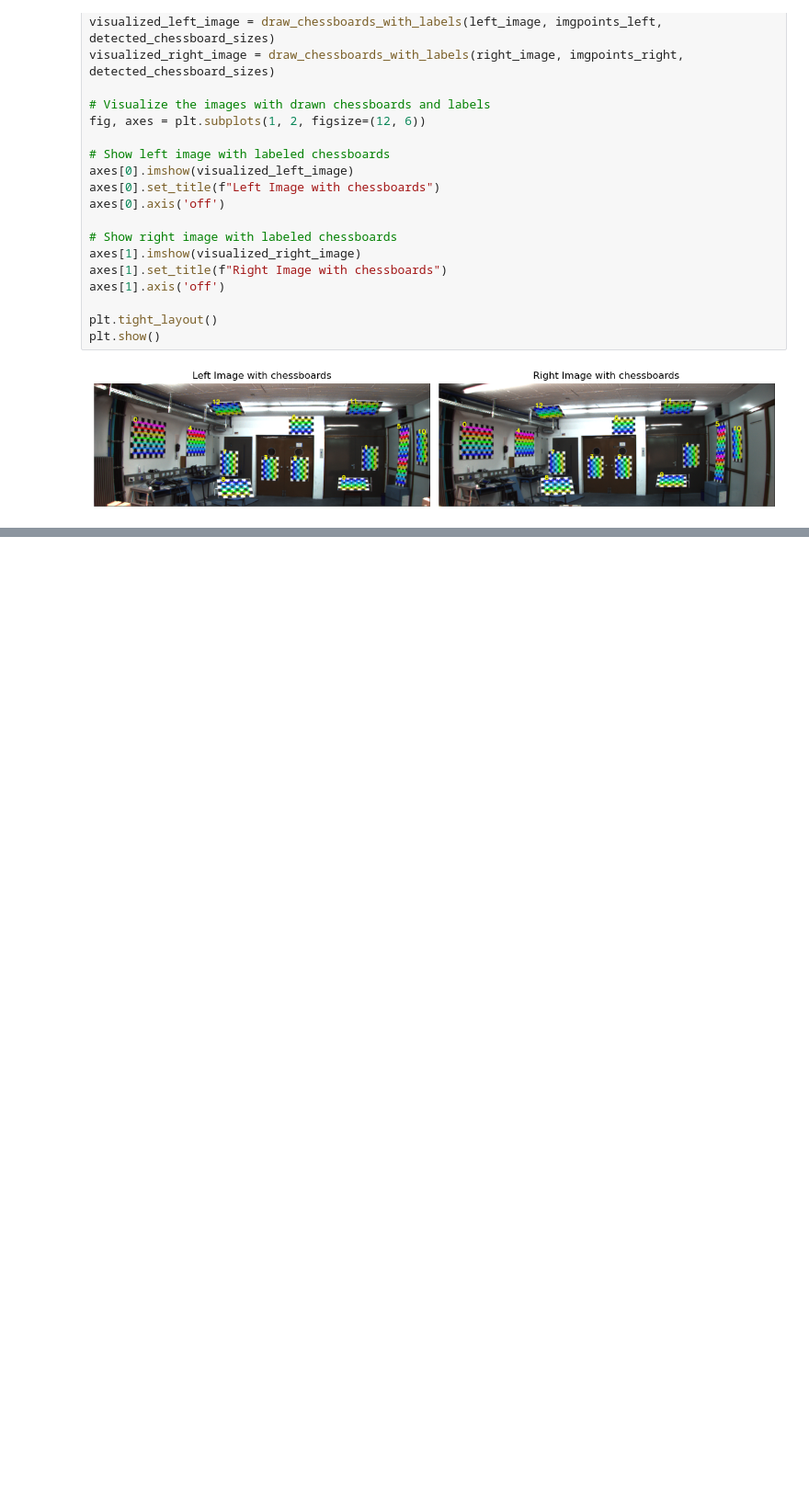
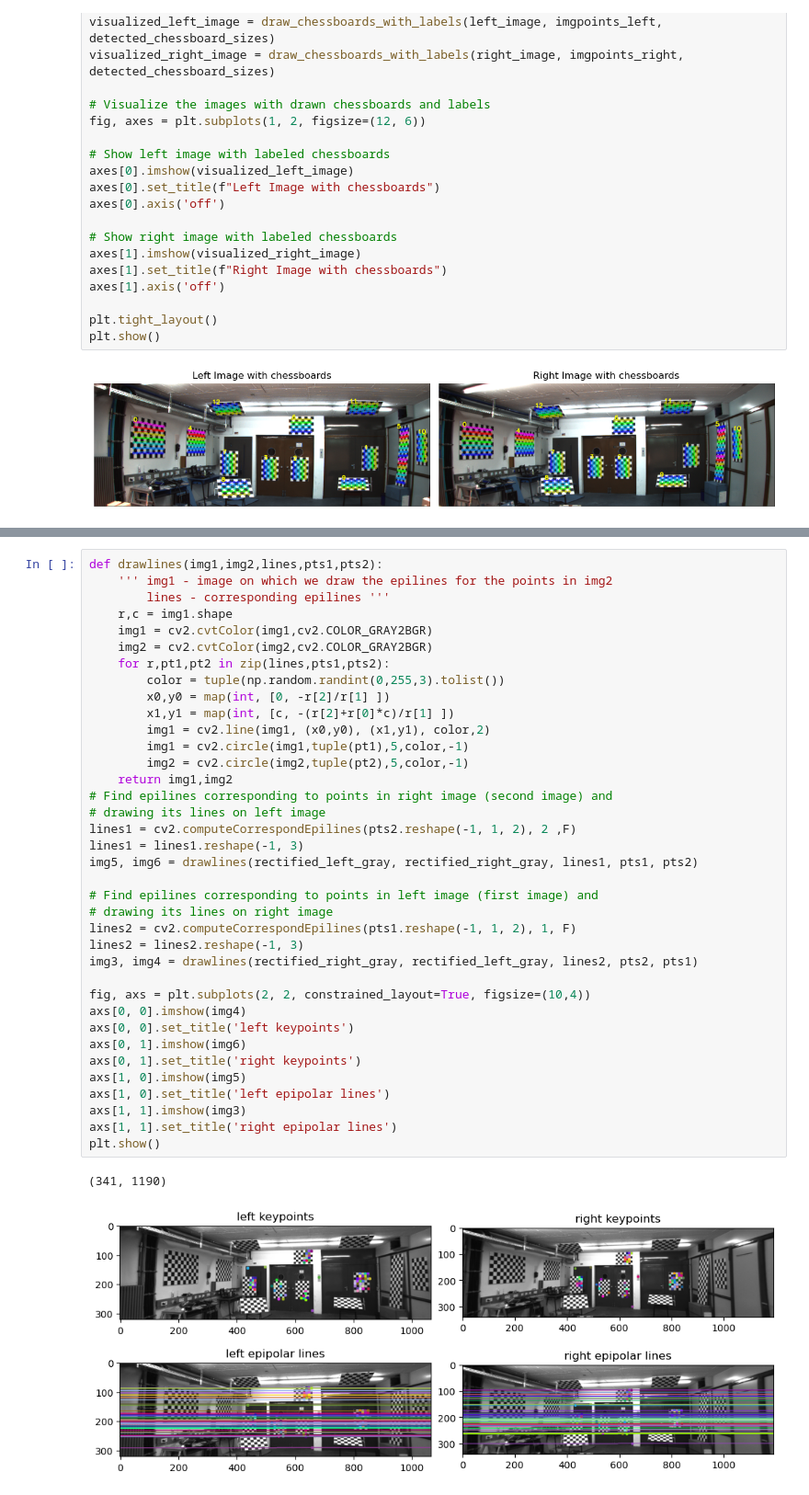
Before and after one commit to JoelIngason/perception-final-project, a Jupyter notebook: src/Lukas_Calib.ipynb, the cells around one changed output, grey strips where cells are left out. Shown at 92% size. Drawn from its saved outputs; the diff is of its cells as text; blank space fills up the shorter version.

```diff
--- a/src/Lukas_Calib.ipynb
+++ b/src/Lukas_Calib.ipynb
@@ -537,0 +613,40 @@ def draw_epipolar_lines(img1, img2, points1, points2, F):
+# %%
+def drawlines(img1,img2,lines,pts1,pts2):
+    ''' img1 - image on which we draw the epilines for the points in img2
+        lines - corresponding epilines '''
+    r,c = img1.shape
+    img1 = cv2.cvtColor(img1,cv2.COLOR_GRAY2BGR)
+    img2 = cv2.cvtColor(img2,cv2.COLOR_GRAY2BGR)
+    for r,pt1,pt2 in zip(lines,pts1,pts2):
+        color = tuple(np.random.randint(0,255,3).tolist())
+        x0,y0 = map(int, [0, -r[2]/r[1] ])
+        x1,y1 = map(int, [c, -(r[2]+r[0]*c)/r[1] ])
+        img1 = cv2.line(img1, (x0,y0), (x1,y1), color,2)
+        img1 = cv2.circle(img1,tuple(pt1),5,color,-1)
+        img2 = cv2.circle(img2,tuple(pt2),5,color,-1)
+    return img1,img2
+# Find epilines corresponding to points in right image (second image) and
+# drawing its lines on left image
+lines1 = cv2.computeCorrespondEpilines(pts2.reshape(-1, 1, 2), 2 ,F)
+lines1 = lines1.reshape(-1, 3)
+img5, img6 = drawlines(rectified_left_gray, rectified_right_gray, lines1, pts1, pts2)
+
+# Find epilines corresponding to points in left image (first image) and
+# drawing its lines on right image
+lines2 = cv2.computeCorrespondEpilines(pts1.reshape(-1, 1, 2), 1, F)
+lines2 = lines2.reshape(-1, 3)
+img3, img4 = drawlines(rectified_right_gray, rectified_left_gray, lines2, pts2, pts1)
+
+fig, axs = plt.subplots(2, 2, constrained_layout=True, figsize=(10,4))
+axs[0, 0].imshow(img4)
+axs[0, 0].set_title('left keypoints')
+axs[0, 1].imshow(img6)
+axs[0, 1].set_title('right keypoints')
+axs[1, 0].imshow(img5)
+axs[1, 0].set_title('left epipolar lines')
+axs[1, 1].imshow(img3)
+axs[1, 1].set_title('right epipolar lines')
+plt.show()
+# %% [output]
+(341, 1190)
+[figure, added]
```
Also changed, not shown: parts of 10 cells of this notebook.
